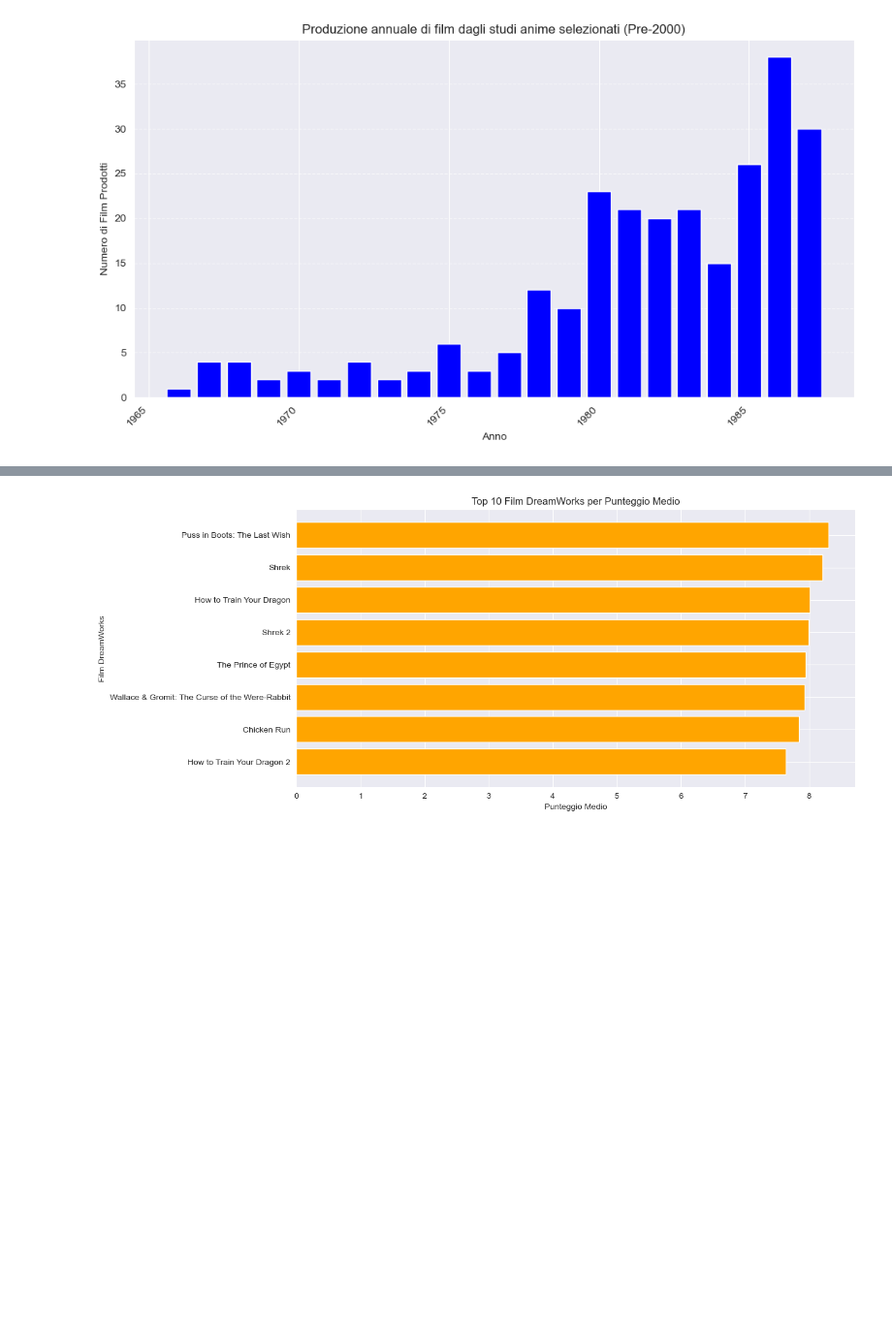
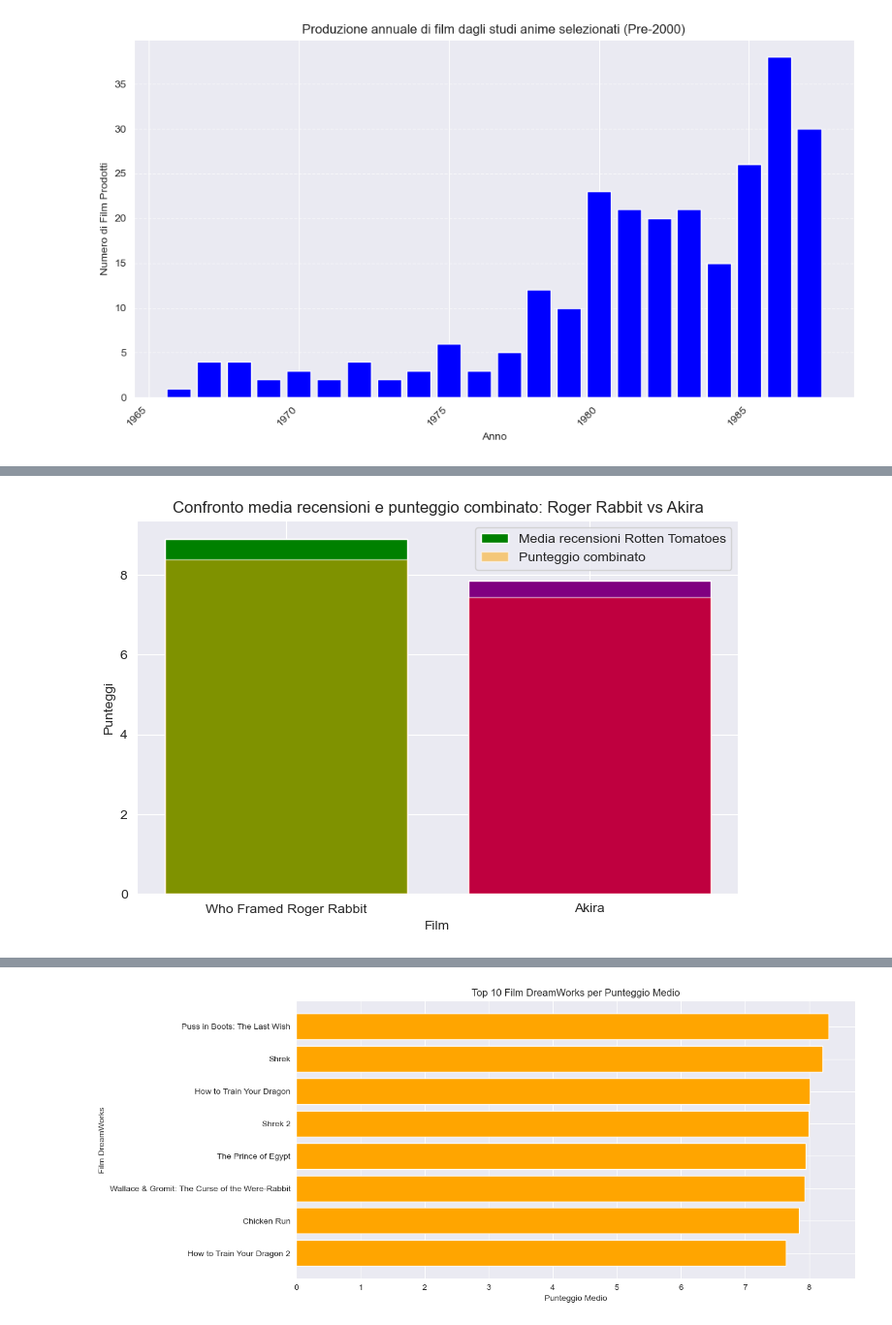
Before and after one commit to DavideGiordano77/MainDirectory, a Jupyter notebook: Solutions/cartoon.ipynb, the cells around one changed output, grey strips where cells are left out. Shown at 97% size. Cells and saved outputs as stored; diff of their text form; code cells hidden in the pictures; blank space fills up the shorter version.

```diff
--- a/Solutions/cartoon.ipynb
+++ b/Solutions/cartoon.ipynb
@@ -396,0 +398,32 @@ else:
+# %%
+# Filtriamo le recensioni per i due film
+df_reviews_film1 = rotten_tomatoes[rotten_tomatoes["movie_title"].str.contains(film1, case=False, na=False)]
+df_reviews_film2 = rotten_tomatoes[rotten_tomatoes["movie_title"].str.contains(film2, case=False, na=False)]
+
+# Calcoliamo la media delle recensioni
+mean_review_film1 = df_reviews_film1["review_score"].mean()
+mean_review_film2 = df_reviews_film2["review_score"].mean()
+
+# Normalizziamo il punteggio del film dalla tabella movies (rating su scala 1-10)
+movies["rating"] = movies["rating"] * 2
+rating_film1 = movies[movies["name"].str.contains(film1, case=False, na=False)]["rating"].mean()
+rating_film2 = movies[movies["name"].str.contains(film2, case=False, na=False)]["rating"].mean()
+
+# Calcoliamo il punteggio combinato
+combined_score_film1 = pd.Series([rating_film1, mean_review_film1]).mean()
+combined_score_film2 = pd.Series([rating_film2, mean_review_film2]).mean()
+
+# Creazione del grafico delle recensioni
+review_scores = [mean_review_film1, mean_review_film2]
+combined_scores = [combined_score_film1, combined_score_film2]
+
+plt.figure(figsize=(8, 5))
+plt.bar(films, review_scores, color=["green", "purple"], label="Media recensioni Rotten Tomatoes")
+plt.bar(films, combined_scores, color=["orange", "red"], alpha=0.5, label="Punteggio combinato")
+plt.xlabel("Film")
+plt.ylabel("Punteggi")
+plt.title("Confronto media recensioni e punteggio combinato: Roger Rabbit vs Akira")
+plt.legend()
+plt.show()
+# %% [output]
+[figure, added]
```
Also changed, not shown: parts of 10 cells of this notebook.
